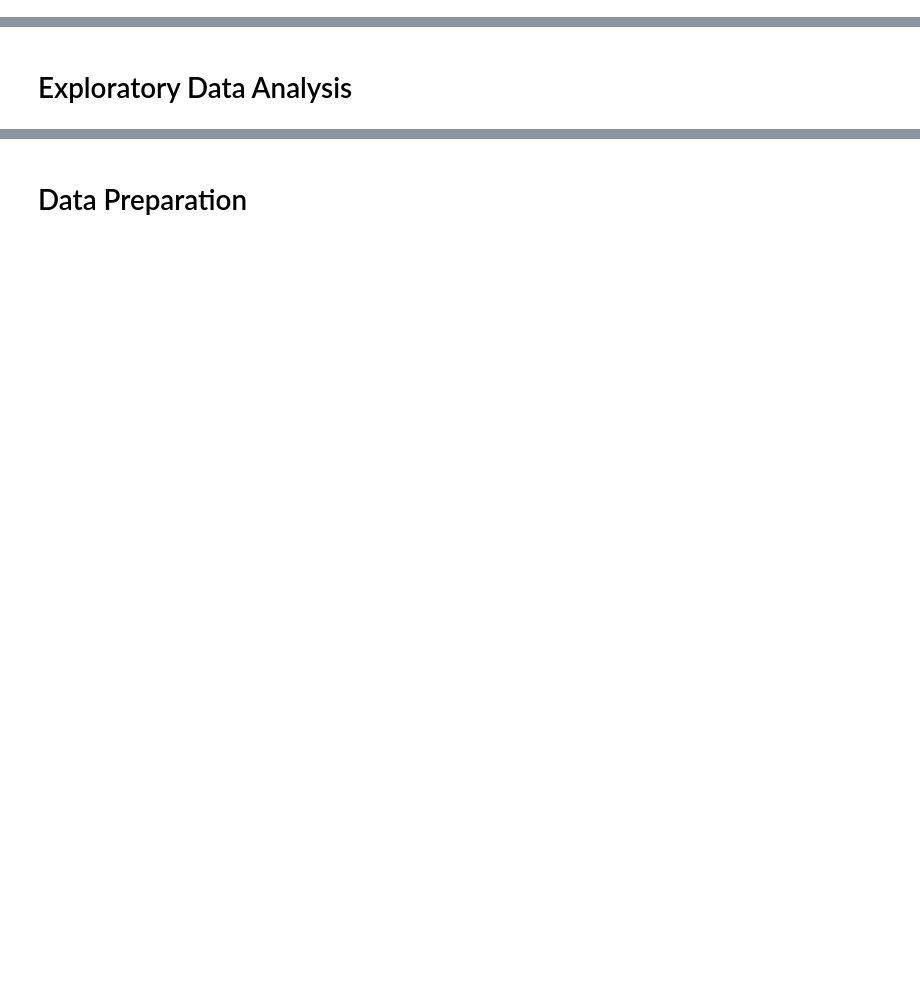
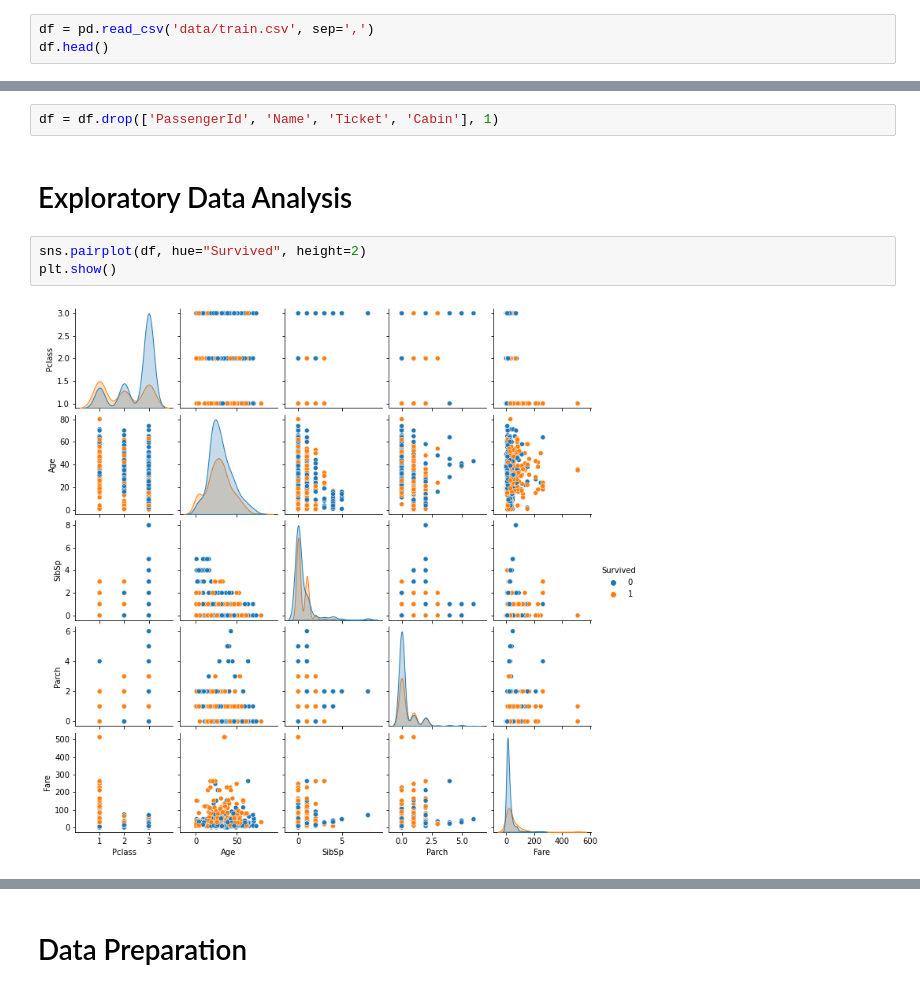
Before and after one commit to kelv-yap/sp_dsai_machine_learning, a Jupyter notebook: classification/classification.ipynb, the cells around one changed output, grey strips where cells are left out. Saved outputs shown, nothing was run; the diff lists cells and outputs as text; blank space fills up the shorter version.

```diff
--- a/classification/classification.ipynb
+++ b/classification/classification.ipynb
@@ -34,0 +40,3 @@ from matplotlib import pyplot as plt
+# %%
+df = pd.read_csv('data/train.csv', sep=',')
+df.head()
@@ -35,2 +74,9 @@ from matplotlib import pyplot as plt
+# %%
+df = df.drop(['PassengerId', 'Name', 'Ticket', 'Cabin'], 1)
 # %% [markdown]
 # Exploratory Data Analysis
+# %%
+sns.pairplot(df, hue="Survived", height=2)
+plt.show()
+# %% [output]
+[figure, added]
```
Also changed, not shown: parts of 15 cells of this notebook, 1 other file.
